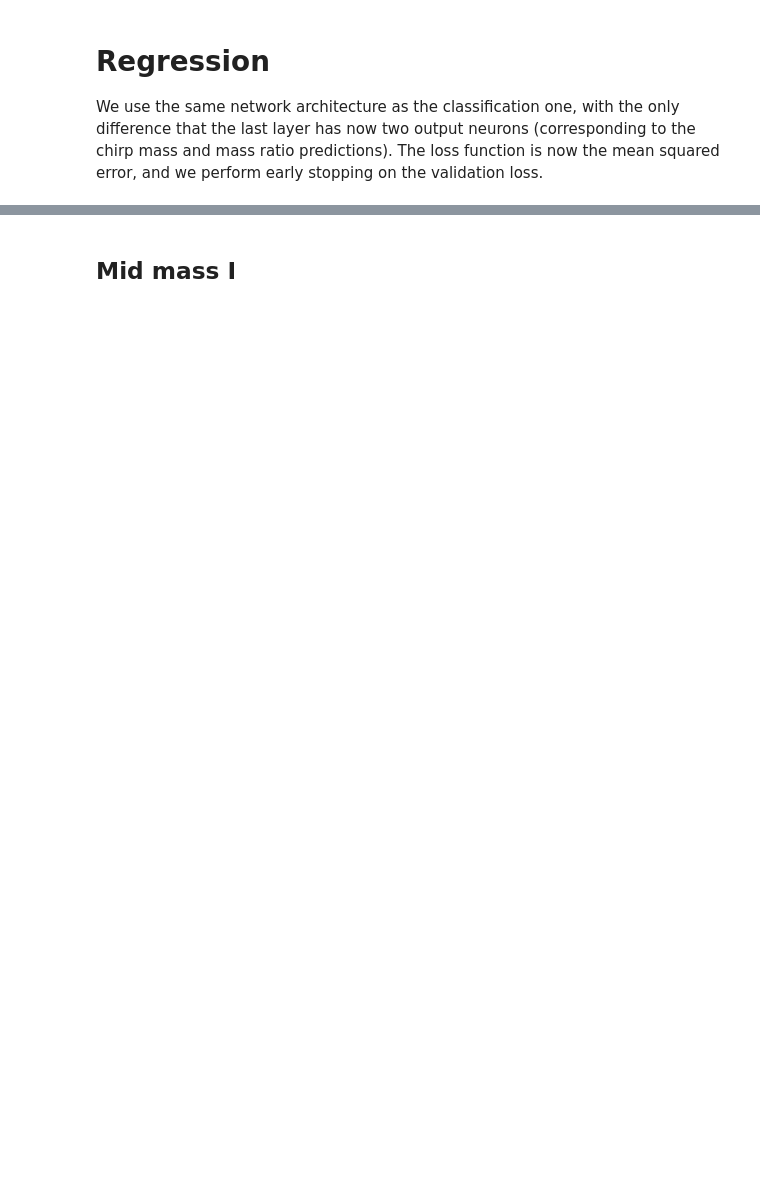
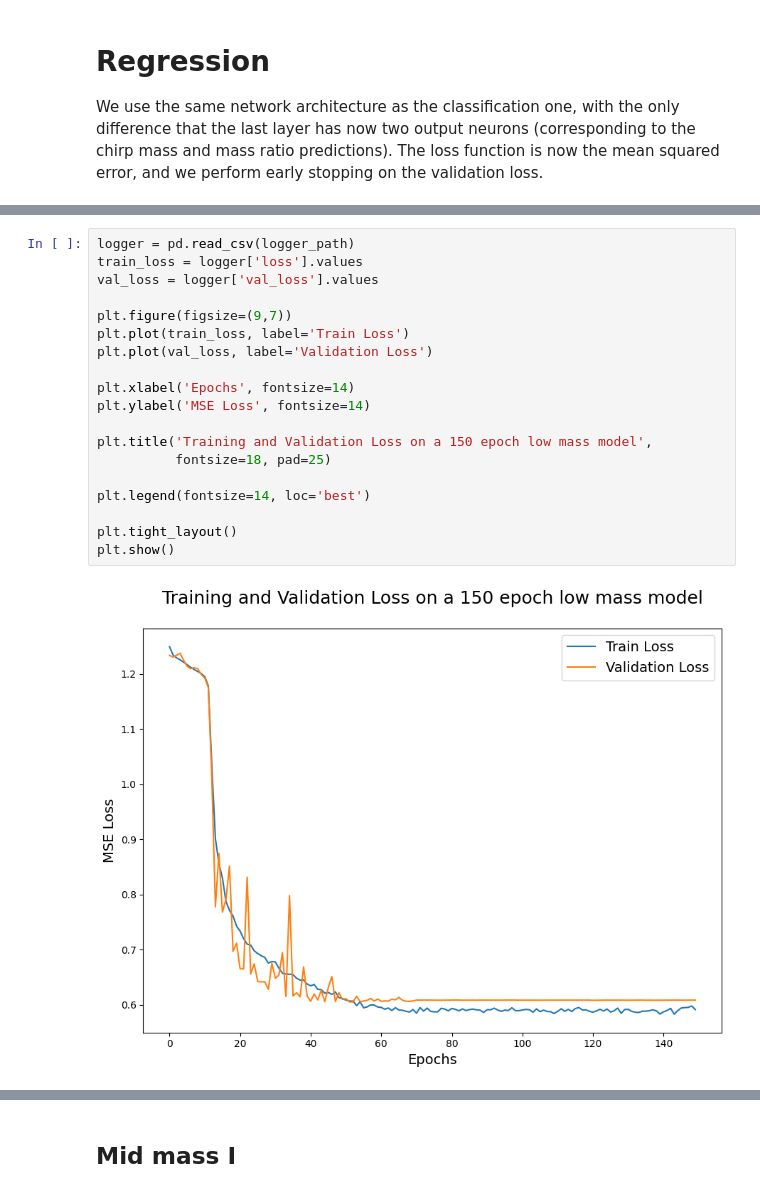
Before and after one commit to gaiavolpi/Thesis, a Jupyter notebook: 4_regression.ipynb, the cells around one changed output, grey strips where cells are left out. Saved outputs shown, nothing was run; the diff lists cells and outputs as text; blank space fills up the shorter version.

```diff
--- a/4_regression.ipynb
+++ b/4_regression.ipynb
@@ -135,0 +254,21 @@ The procedure followed will be the same for all the different mass ranges:
+# %%
+logger = pd.read_csv(logger_path)
+train_loss = logger['loss'].values
+val_loss = logger['val_loss'].values
+
+plt.figure(figsize=(9,7))
+plt.plot(train_loss, label='Train Loss')
+plt.plot(val_loss, label='Validation Loss')
+
+plt.xlabel('Epochs', fontsize=14)
+plt.ylabel('MSE Loss', fontsize=14)
+
+plt.title('Training and Validation Loss on a 150 epoch low mass model',
+          fontsize=18, pad=25)
+
+plt.legend(fontsize=14, loc='best')
+
+plt.tight_layout()
+plt.show()
+# %% [output]
+[figure, added]
```
Also changed, not shown: parts of 45 cells of this notebook, 14 other files.
